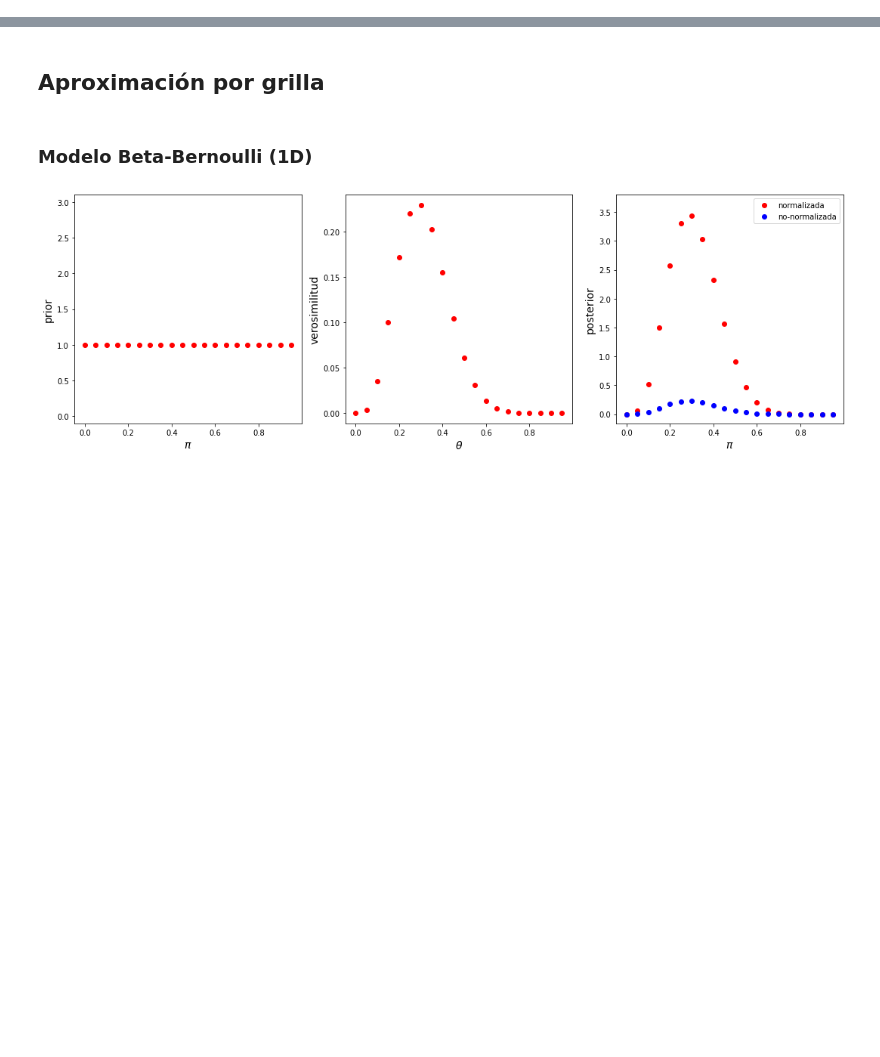
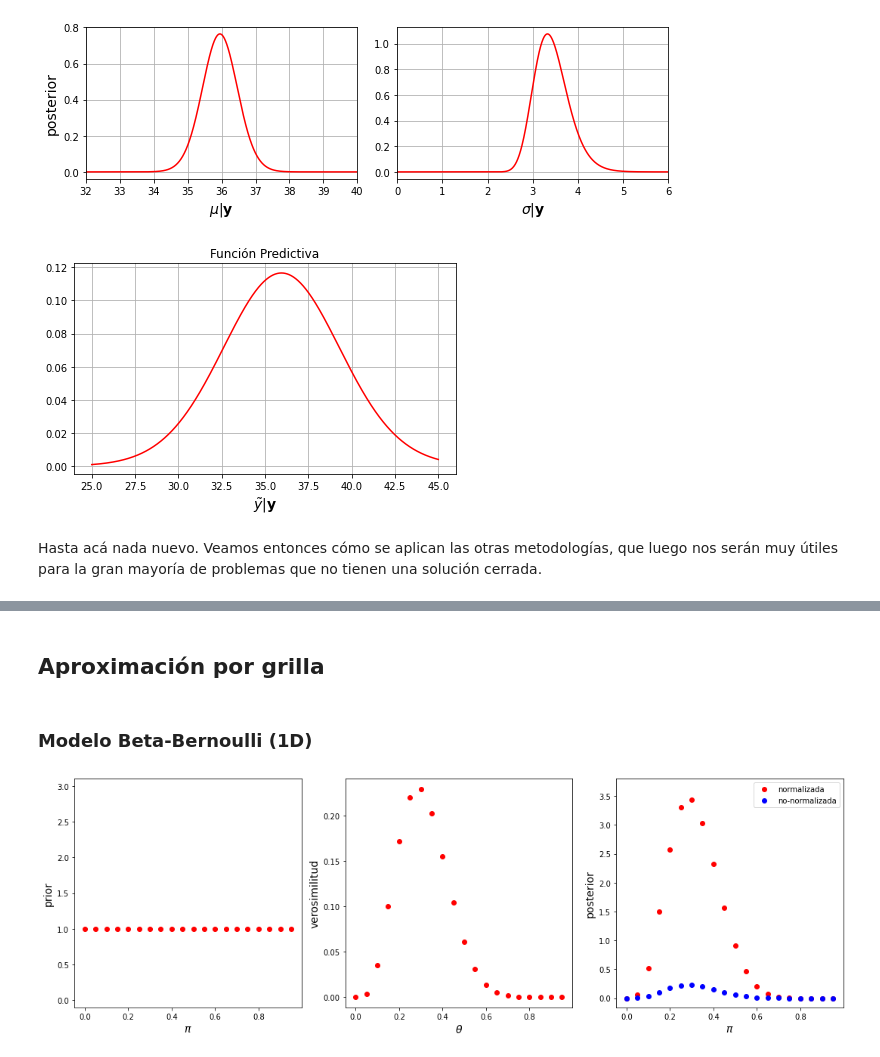
Before and after one commit to mbalbi/ciencia_de_datos, a Jupyter notebook: notebooks/practica_5.ipynb, the cells around one changed output, grey strips where cells are left out. Cells and saved outputs as stored; diff of their text form; code cells hidden in the pictures; blank space fills up the shorter version.

```diff
--- a/notebooks/practica_5.ipynb
+++ b/notebooks/practica_5.ipynb
@@ -8,0 +63,4 @@ import pandas as pd
+# %%
+#Abrimos un archivo local, es decir, que ha sido descargado en su computadora
+from google.colab import files
+uploaded = files.upload()
@@ -8,0 +70,4 @@ import pandas as pd
+# %%
+#Se crea un DataFrame
+df_probetas = pd.read_csv(io.BytesIO(uploaded['ProbetasHormigon.csv']))
+df_probetas.head()
@@ -8,0 +81,48 @@ import pandas as pd
+# %%
+# Inferencia
+N = len(df_probetas['Resistencia (MPa)'])
+muy = df_probetas['Resistencia (MPa)'].mean()
+sy = df_probetas['Resistencia (MPa)'].std()
+
+# Posterior marginal de mu
+mu_post = st.t( N-1, loc=muy, scale=sy*np.sqrt(1/N))
+
+# Posterior marginal de sigma2
+s2_post = st.invgamma( (N-1)/2, loc=0, scale=(N-1)*sy**2/2 )
+
+# Posterior de nuevas observaciones
+y_post = st.t( N-1, loc=muy, scale=sy*np.sqrt(1+1/N))
+
+# Plot
+x=np.linspace(0,40,4001)
+fig, ax = plt.subplots( figsize=(9,3), nrows=1, ncols=2 )
+ax[0].plot(x, mu_post.pdf(x), color='r')
+ax[0].set_xlabel(r'$\mu | \mathbf{y}$', fontsize=14)
+ax[0].set_ylabel('posterior', fontsize=14)
+ax[0].set_xlim([32,40])
+ax[0].grid()
+
+ax[1].plot(x, 2*x*s2_post.pdf(x**2), color='r')
+ax[1].set_xlabel(r'$\sigma | \mathbf{y}$', fontsize=14)
+#ax[1].set_ylabel('posterior', fontsize=14)
+ax[1].set_xlim([0,6])
+ax[1].grid()
+
+fig.tight_layout()
+plt.show()
+
+# Plot
+x = np.linspace(25,45,4001)
+fig = plt.figure( figsize=(6,4))
+plt.plot(x, y_post.pdf(x), color='r',label='Bayes')
+plt.xlabel(r'$\tilde{y} | \mathbf{y}$', fontsize=14)
+plt.grid()
+plt.title('Función Predictiva')
+
+fig.tight_layout()
+plt.show()
+# %% [output]
+[figure, added]
+[figure, added]
+# %% [markdown]
+Hasta acá nada nuevo. Veamos entonces cómo se aplican las otras metodologías, que luego nos serán muy útiles para la gran mayoría de problemas que no tienen una solución cerrada.
```
Also changed, not shown: parts of 150 cells of this notebook.
